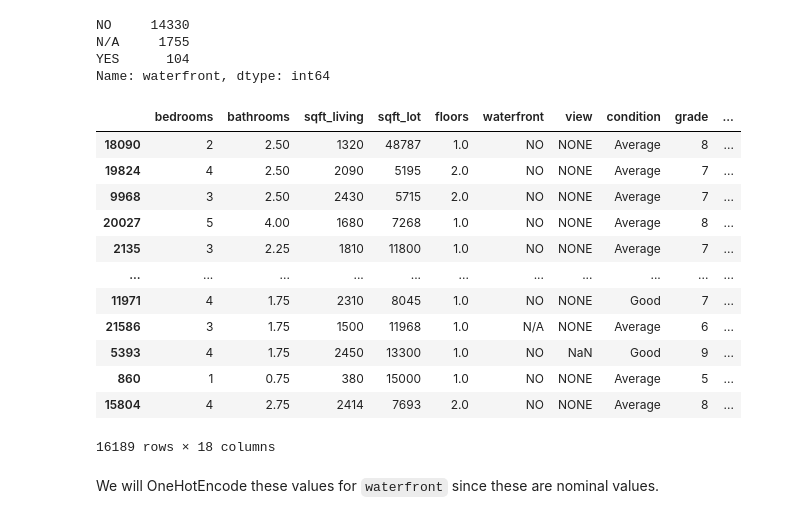
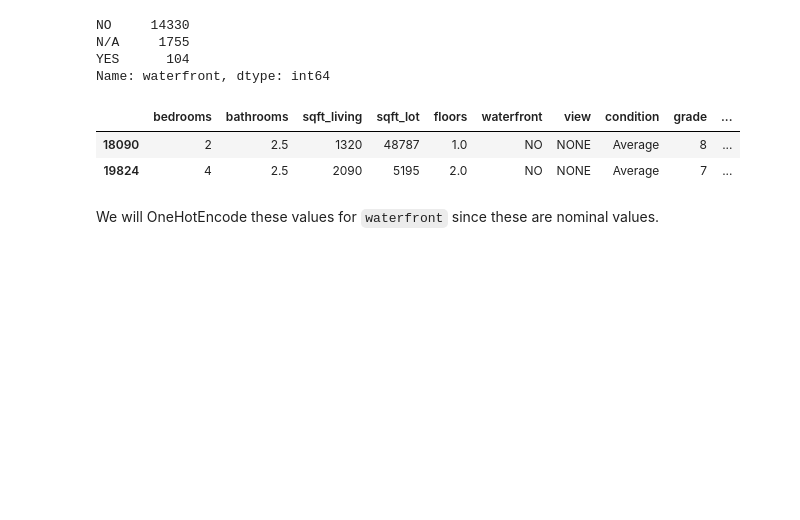
Before and after one commit to eric8395/Housing_Market_Linear_Regression, a Jupyter notebook: Housing Market Linear Regression.ipynb, the cells around one changed output. Cells and saved outputs as stored; diff of their text form; code cells hidden in the pictures; blank space fills up the shorter version.

```diff
--- a/Housing Market Linear Regression.ipynb
+++ b/Housing Market Linear Regression.ipynb
@@ -699,21 +707,11 @@ N/A     1755
 YES      104
 Name: waterfront, dtype: int64
 # %%
-X_train
+X_train.head(2)
 # %% [output]
 |  | bedrooms | bathrooms | sqft_living | sqft_lot | floors | waterfront | view | condition | grade | ... |
-| 18090 | 2 | 2.50 | 1320 | 48787 | 1.0 | NO | NONE | Average | 8 | ... |
-| 19824 | 4 | 2.50 | 2090 | 5195 | 2.0 | NO | NONE | Average | 7 | ... |
-| 9968 | 3 | 2.50 | 2430 | 5715 | 2.0 | NO | NONE | Average | 7 | ... |
-| 20027 | 5 | 4.00 | 1680 | 7268 | 1.0 | NO | NONE | Average | 8 | ... |
-| 2135 | 3 | 2.25 | 1810 | 11800 | 1.0 | NO | NONE | Average | 7 | ... |
-| ... | ... | ... | ... | ... | ... | ... | ... | ... | ... | ... |
-| 11971 | 4 | 1.75 | 2310 | 8045 | 1.0 | NO | NONE | Good | 7 | ... |
-| 21586 | 3 | 1.75 | 1500 | 11968 | 1.0 | N/A | NONE | Average | 6 | ... |
-| 5393 | 4 | 1.75 | 2450 | 13300 | 1.0 | NO | NaN | Good | 9 | ... |
-| 860 | 1 | 0.75 | 380 | 15000 | 1.0 | NO | NONE | Average | 5 | ... |
-| 15804 | 4 | 2.75 | 2414 | 7693 | 2.0 | NO | NONE | Average | 8 | ... |
+| 18090 | 2 | 2.5 | 1320 | 48787 | 1.0 | NO | NONE | Average | 8 | ... |
+| 19824 | 4 | 2.5 | 2090 | 5195 | 2.0 | NO | NONE | Average | 7 | ... |
-16189 rows × 18 columns
 # %% [markdown]
 We will OneHotEncode these values for `waterfront` since these are nominal values.
 # %%
```
Also changed, not shown: parts of 33 cells of this notebook, 7 other files.
